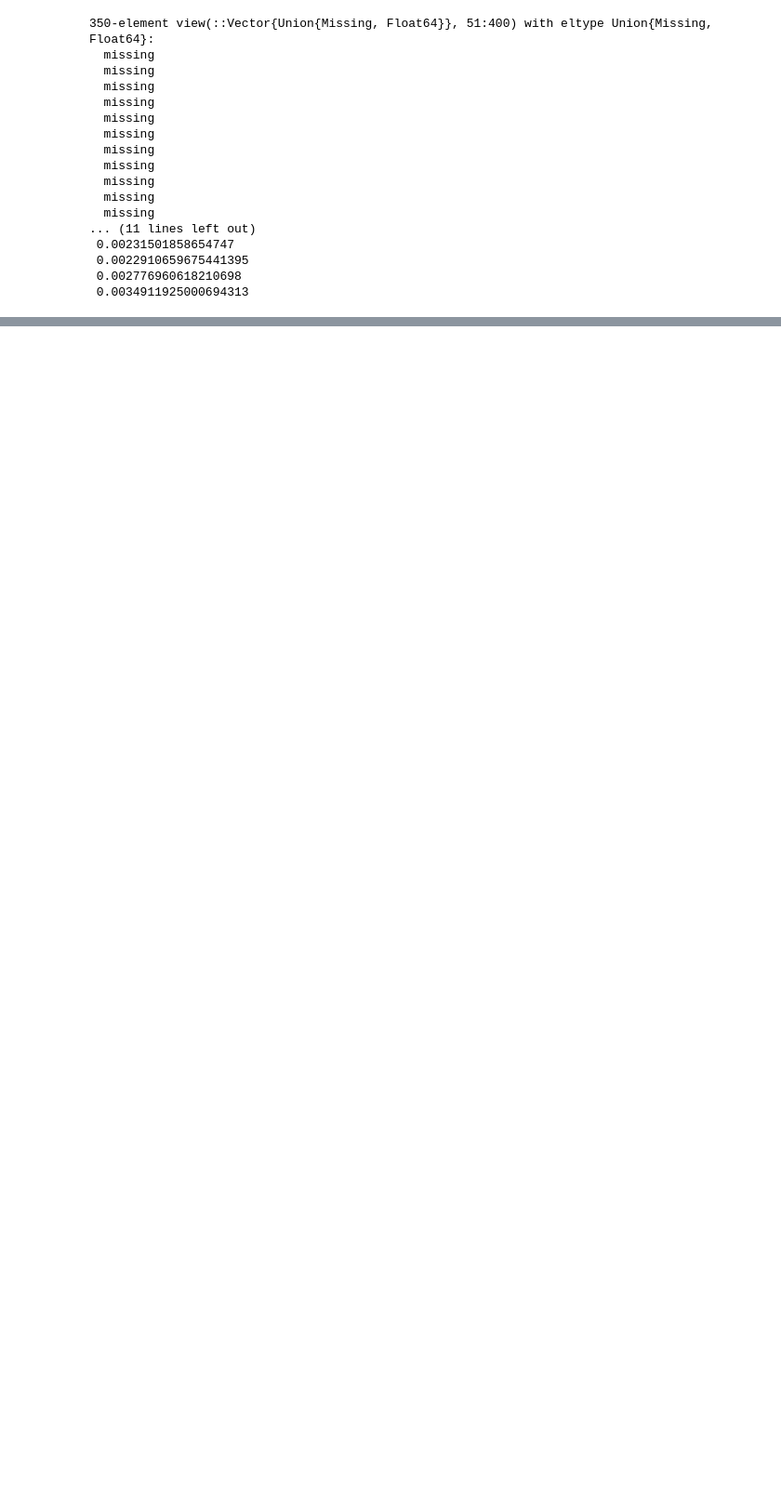
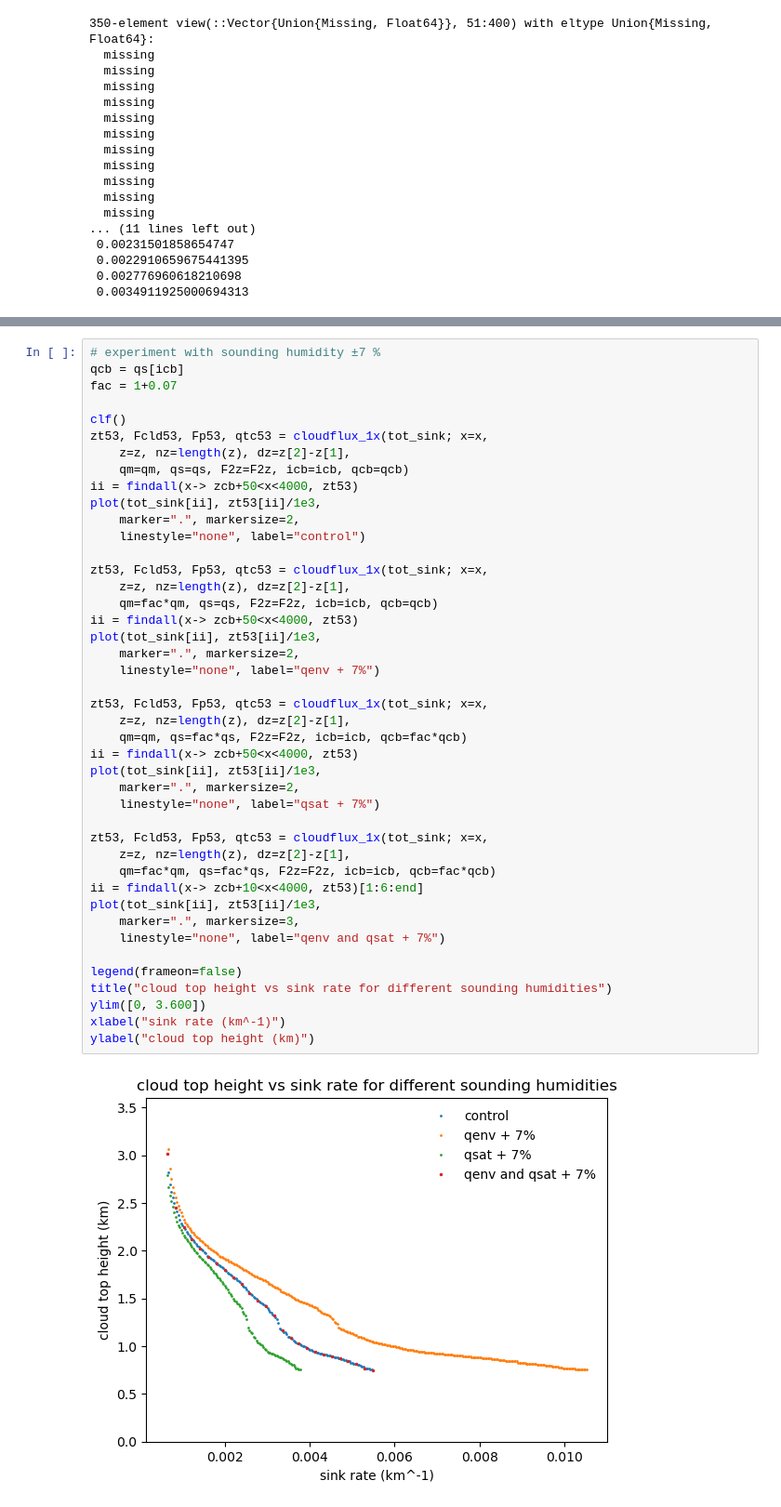
Before and after one commit to deszoeke/trade-cu-model, a Jupyter notebook: src/julia/model_procedure.ipynb, the cells around one changed output, grey strips where cells are left out. Shown at 93% size. Drawn from its saved outputs; the diff is of its cells as text; blank space fills up the shorter version.

Commit message:
some naiive experiments in model_procedure

```diff
--- a/src/julia/model_procedure.ipynb
+++ b/src/julia/model_procedure.ipynb
@@ -138,0 +170,45 @@ for x=$(x) at sink rate $(round(tot_sink[ii[1]]*1e3, sigdigits=4)) km^-1.
+# %%
+# experiment with sounding humidity ±7 %
+qcb = qs[icb]
+fac = 1+0.07
+
+clf()
+zt53, Fcld53, Fp53, qtc53 = cloudflux_1x(tot_sink; x=x,
+    z=z, nz=length(z), dz=z[2]-z[1],
+    qm=qm, qs=qs, F2z=F2z, icb=icb, qcb=qcb)
+ii = findall(x-> zcb+50<x<4000, zt53)
+plot(tot_sink[ii], zt53[ii]/1e3,
+    marker=".", markersize=2,
+    linestyle="none", label="control")
+
+zt53, Fcld53, Fp53, qtc53 = cloudflux_1x(tot_sink; x=x,
+    z=z, nz=length(z), dz=z[2]-z[1],
+    qm=fac*qm, qs=qs, F2z=F2z, icb=icb, qcb=qcb)
+ii = findall(x-> zcb+50<x<4000, zt53)
+plot(tot_sink[ii], zt53[ii]/1e3,
+    marker=".", markersize=2,
+    linestyle="none", label="qenv + 7%")
+
+zt53, Fcld53, Fp53, qtc53 = cloudflux_1x(tot_sink; x=x,
+    z=z, nz=length(z), dz=z[2]-z[1],
+    qm=qm, qs=fac*qs, F2z=F2z, icb=icb, qcb=fac*qcb)
+ii = findall(x-> zcb+50<x<4000, zt53)
+plot(tot_sink[ii], zt53[ii]/1e3,
+    marker=".", markersize=2,
+    linestyle="none", label="qsat + 7%")
+
+zt53, Fcld53, Fp53, qtc53 = cloudflux_1x(tot_sink; x=x,
+    z=z, nz=length(z), dz=z[2]-z[1],
+    qm=fac*qm, qs=fac*qs, F2z=F2z, icb=icb, qcb=fac*qcb)
+ii = findall(x-> zcb+10<x<4000, zt53)[1:6:end]
+plot(tot_sink[ii], zt53[ii]/1e3,
+    marker=".", markersize=3,
+    linestyle="none", label="qenv and qsat + 7%")
+
+legend(frameon=false)
+title("cloud top height vs sink rate for different sounding humidities")
+ylim([0, 3.600])
+xlabel("sink rate (km^-1)")
+ylabel("cloud top height (km)")
+# %% [output]
+[figure, added]
```
Also changed, not shown: parts of 4 cells of this notebook.
